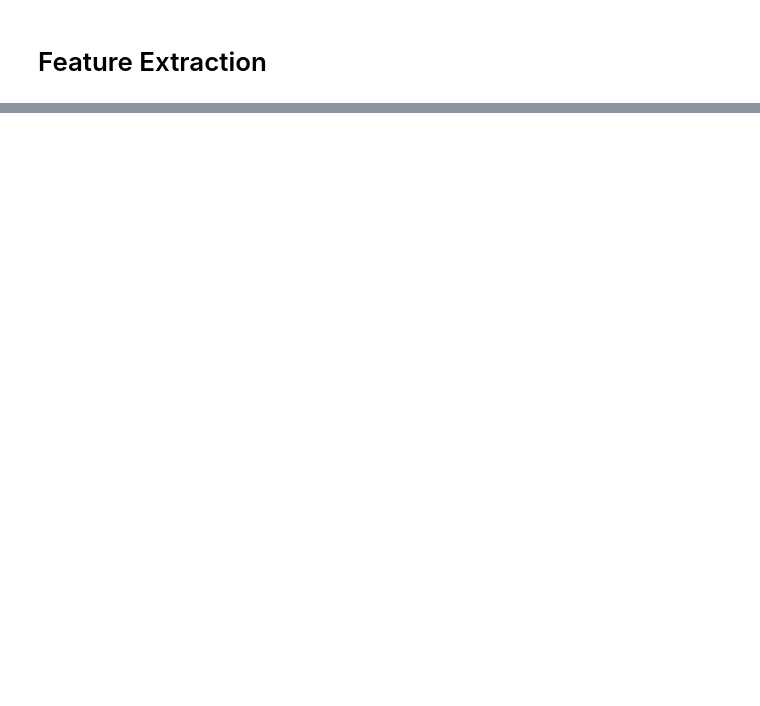
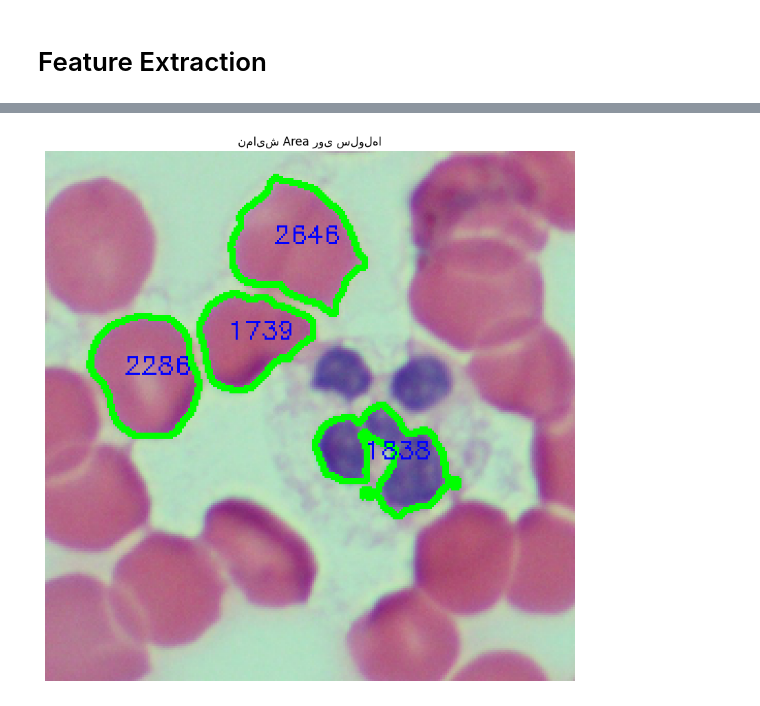
Before and after one commit to Hossein-Ai-DEEP/Red-Blood-Cells-Count, a Jupyter notebook: Red-blood-cells-count.ipynb, the cells around one changed output, grey strips where cells are left out. Cells and saved outputs as stored; diff of their text form; code cells hidden in the pictures; blank space fills up the shorter version.

```diff
--- a/Red-blood-cells-count.ipynb
+++ b/Red-blood-cells-count.ipynb
@@ -59,0 +61,29 @@ features_data.shape
+# %%
+
+for cnt in contours:
+    area = cv.contourArea(cnt)
+    if area < 1000:  # همون فیلتری که در استخراج ویژگی زدی
+        continue
+    perimeter = cv.arcLength(cnt, True)
+    circularity = 4 * np.pi * area / (perimeter**2 + 1e-6)
+
+
+    # کشیدن کانتور
+    cv.drawContours(image, [cnt], -1, (0, 255, 0), 2)
+
+    # پیدا کردن مرکز کانتور
+    M = cv.moments(cnt)
+    if M["m00"] != 0:
+        cx = int(M["m10"]/M["m00"])
+        cy = int(M["m01"]/M["m00"])
+        # نوشتن Area یا Circularity روی تصویر
+        cv.putText(image, f"{int(area)}", (cx-10, cy), cv.FONT_HERSHEY_SIMPLEX, 0.4, (255, 0, 0), 1)
+
+# نمایش تصویر
+plt.figure(figsize=(10,10))
+plt.imshow(cv.cvtColor(image, cv.COLOR_BGR2RGB))
+plt.title("نمایش Area روی سلول‌ها")
+plt.axis('off')
+plt.show()
+# %% [output]
+[figure, added]
```
Also changed, not shown: parts of 2 cells of this notebook.
